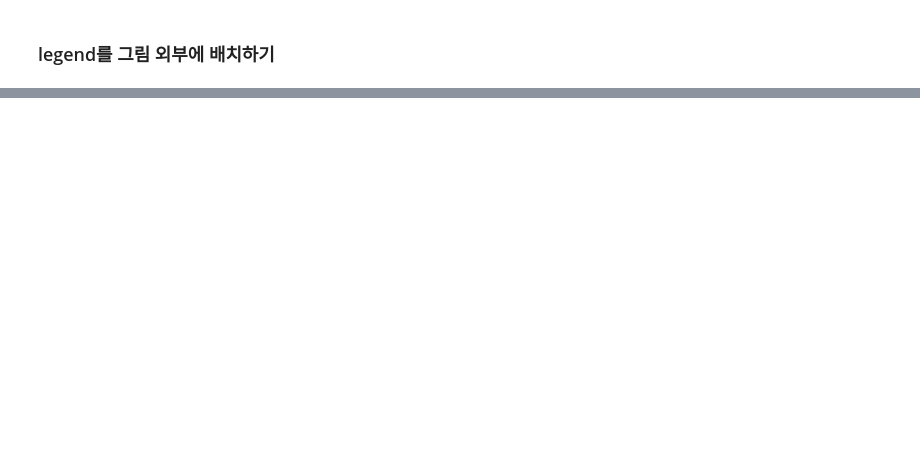
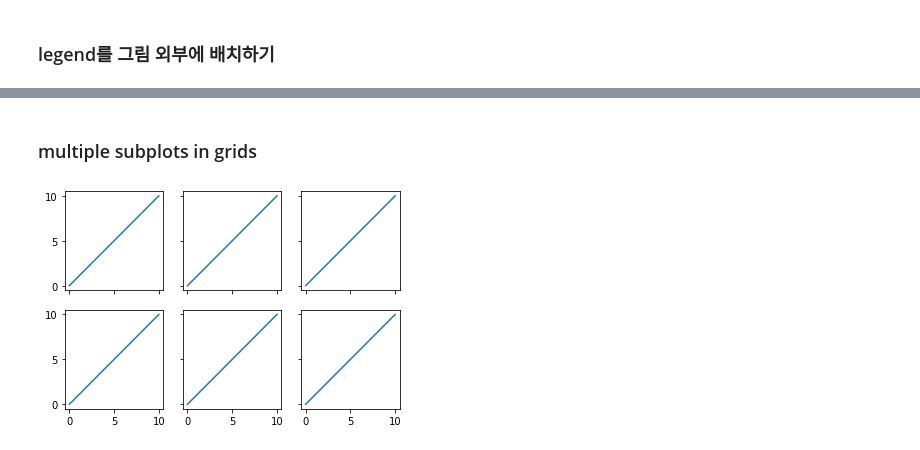
Before and after one commit to jiseon0516/pdm19, a Jupyter notebook: py-graphics/matplotlib_2_style_subplots.ipynb, the cells around one changed output, grey strips where cells are left out. Cells and saved outputs as stored; diff of their text form; code cells hidden in the pictures; blank space fills up the shorter version.

```diff
--- a/py-graphics/matplotlib_2_style_subplots.ipynb
+++ b/py-graphics/matplotlib_2_style_subplots.ipynb
@@ -96 +133,26 @@ plt.show()
+# %% [markdown]
+### multiple subplots in grids
+# %%
+# multiple subplots in grids
+# figure object, axis array object
+# subplots: 좌표 축을 배열로 관리하며 그리는 방식
+# subplot: axis 하나하나를 지정하며 관리하는 것
+
+x = range(11)
+y = range(11)  #(11,0,-1)
+
+fig, ax = plt.subplots(nrows=2, ncols=3, #6개의 좌표 축
+                       sharex=True, sharey=True)  # change sharex, sharey option
+# 반드시 행, 열의 크기 지정해야 됨
+#fig: 6개의 좌표를 가진 그래프 전체를 갖는 객체, ax: 각 좌표 축 배열을 받는 객체(axis 6개의 구조를 받음)
+#share'x' = True: 아래에 보면 x축의 값이 나와있기 때문에 위의 그래프에는 x축의 값 써주지 않아도 됨
+#share'y' = True: 맨 왼쪽의 좌표 값이 그려지면 오른쪽에 있는 그래프의 y축의 값은 써주지 않아도 됨
+
+for row in ax: #좌표 축에서 행을 따라 가면서 (한 행에는 3개의 열)
+    for col in row: #행에서 열을 고름 (3개 순서대로)
+        col.plot(x, y)
+
+plt.show()
+# %% [output]
+[figure, added]
 # %%
```
Also changed, not shown: parts of 8 cells of this notebook.
